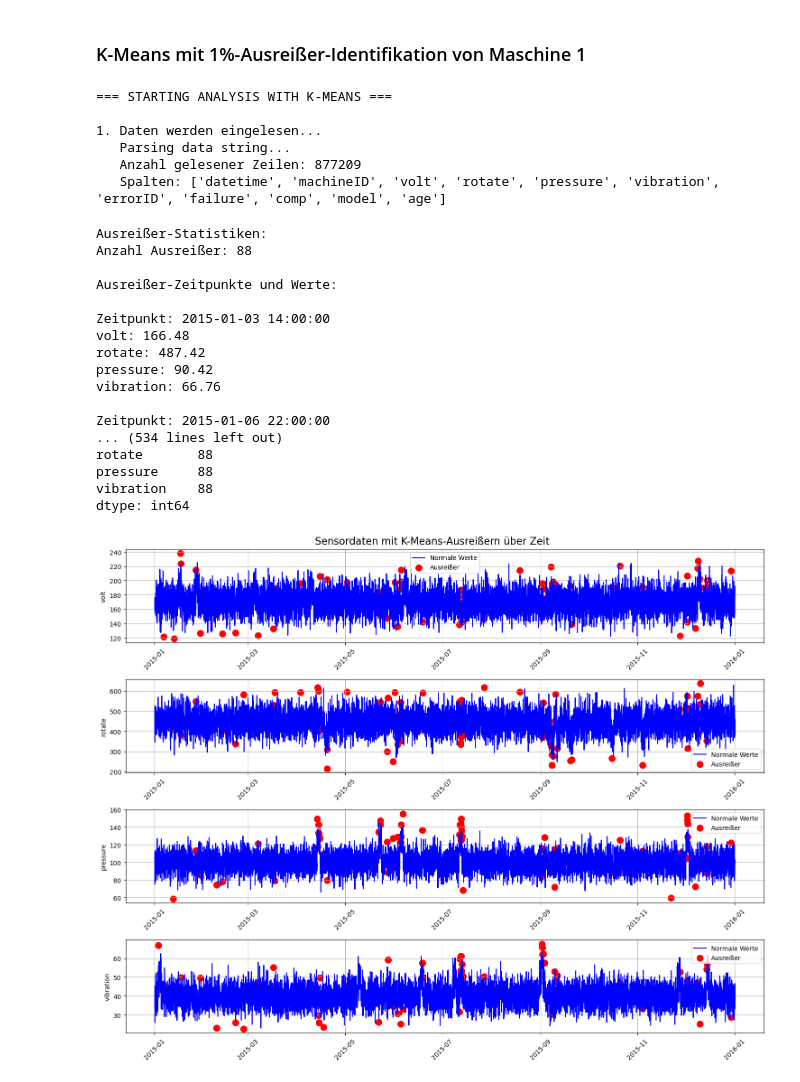
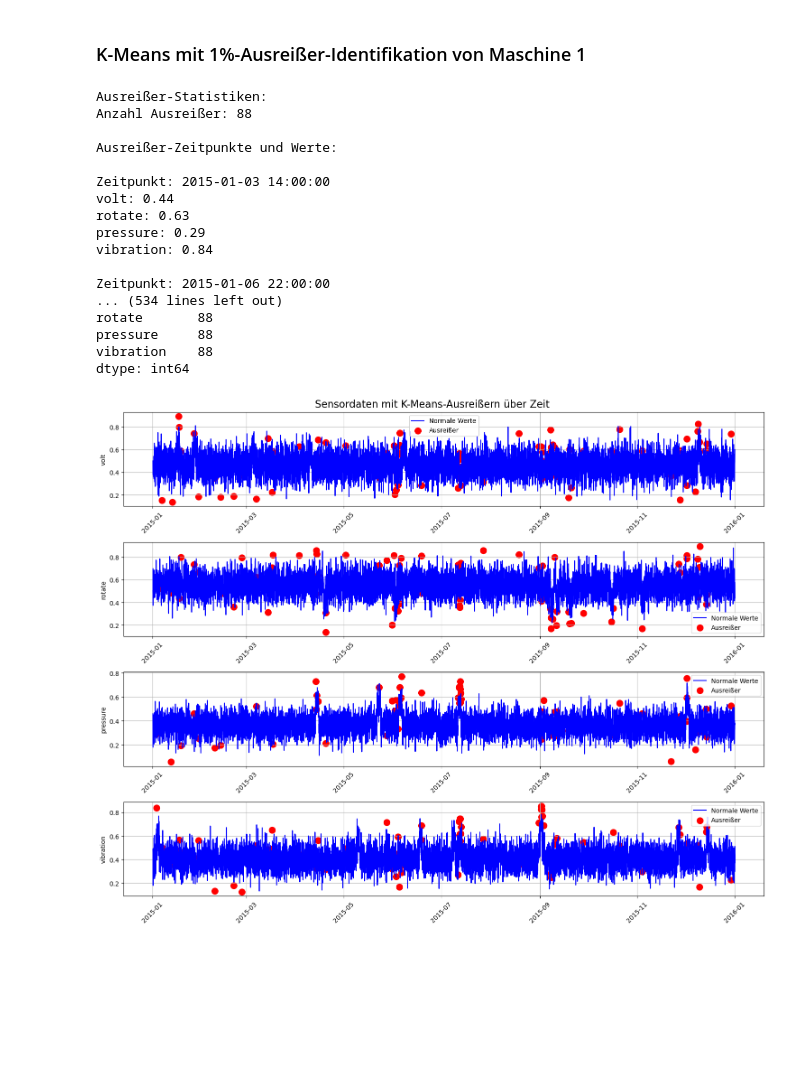
Before and after one commit to EnzoZacharias/DPM_Azure_Predictive_Maintenance, a Jupyter notebook: 4_Anomalieerkennung/Anomalieerkennung_DBSCAN_KMEANAS.ipynb, the cells around one changed output. Drawn from its saved outputs; the diff is of its cells as text; code cells hidden in the pictures; blank space fills up the shorter version.

```diff
--- a/4_Anomalieerkennung/Anomalieerkennung_DBSCAN_KMEANAS.ipynb
+++ b/4_Anomalieerkennung/Anomalieerkennung_DBSCAN_KMEANAS.ipynb
@@ -16,25 +16,19 @@ print("\n1. Daten werden eingelesen...")
 def parse_data(data_string):
     print("   Parsing data string...")
     df = pd.read_pickle(data_string)
+    df['datetime'] = pd.to_datetime(df['datetime'])
     print(f"   Anzahl gelesener Zeilen: {len(df)}")
     print(f"   Spalten: {df.columns.tolist()}")
     return df
 
-
-# Read pickle file
-#df_test = pd.read_pickle("../data/PdM_merged_preprocessed.pkl")
 df = parse_data(data_string = "../data/PdM_merged_preprocessed.pkl")
 
 df = df[df['machineID'] == 1]
 features = ['volt', 'rotate', 'pressure', 'vibration']
 X = df[features]
 
-# Daten standardisieren
-#scaler = StandardScaler()
-#X_scaled = scaler.fit_transform(X)
-
 # DBSCAN für Ausreißererkennung
-dbscan = DBSCAN(eps=1, min_samples=2)
+dbscan = DBSCAN(eps=0.075, min_samples=2)
 dbscan_labels = dbscan.fit_predict(X)
 
 # Ausreißer identifizieren (Label -1)
@@ -112,38 +106,18 @@ from sklearn.preprocessing import StandardScaler
 from sklearn.cluster import KMeans
 import matplotlib.pyplot as plt
 
-print("=== STARTING ANALYSIS WITH K-MEANS ===")
-
-# Daten einlesen
-print("\n1. Daten werden eingelesen...")
-def parse_data(data_string):
-    print("   Parsing data string...")
-    df = pd.read_csv(data_string, parse_dates=['datetime'])
-    print(f"   Anzahl gelesener Zeilen: {len(df)}")
-    print(f"   Spalten: {df.columns.tolist()}")
-    return df
-
-df = parse_data(data_string="../data/PdM_merged.csv")
-
-# Filter für Maschine 1
-df = df[df['machineID'] == 1]
-features = ['volt', 'rotate', 'pressure', 'vibration']
-X = df[features]
-
-# Daten standardisieren
-scaler = StandardScaler()
-X_scaled = scaler.fit_transform(X)
+X_array = X.values
 
 # K-Means Cluster erstellen
 n_clusters = 5 # Anzahl der Cluster, kann angepasst werden
 kmeans = KMeans(n_clusters=n_clusters, random_state=42)
-kmeans_labels = kmeans.fit_predict(X_scaled)
+kmeans_labels = kmeans.fit_predict(X)
 
 # Cluster-Zentren berechnen
 cluster_centers = kmeans.cluster_centers_
 
 # Abstände zum nächstgelegenen Clusterzentrum berechnen
-distances = np.min(np.linalg.norm(X_scaled[:, np.newaxis] - cluster_centers, axis=2), axis=1)
+distances = np.min(np.linalg.norm(X_array[:, np.newaxis] - cluster_centers, axis=2), axis=1)
 
 # Ausreißer-Definition: Punkte mit einem Abstand, der eine Schwelle überschreitet
 threshold = np.percentile(distances, 99)  # z. B. die obersten 5% der Abstände
@@ -168,53 +142,47 @@ for idx, feature in enumerate(features):
     axes[idx].grid(True)
     axes[idx].legend()
 
     # Rotiere x-Achsen Labels für bessere Lesbarkeit
     plt.setp(axes[idx].xaxis.get_majorticklabels(), rotation=45)
 
 # Enge Layout-Anpassung
 plt.tight_layout()
 
 # Statistiken ausgeben
 print("\nAusreißer-Statistiken:")
 print(f"Anzahl Ausreißer: {len(outliers)}")
 if len(outliers) > 0:
     print("\nAusreißer-Zeitpunkte und Werte:")
     for _, row in outliers.iterrows():
         print(f"\nZeitpunkt: {row['datetime']}")
         for feature in features:
             print(f"{feature}: {row[feature]:.2f}")
 
 print("\nStatistische Zusammenfassung der Ausreißer:")
 if len(outliers) > 0:
     print(outliers[features].describe())
 else:
     print("Keine Ausreißer gefunden")
 
 # Anzahl an Ausreißern
 print("\nAnzahl Ausreißer pro Sensor:")
 print(outliers[features].count())
 # %% [output]
-=== STARTING ANALYSIS WITH K-MEANS ===
+Ausreißer-Statistiken:
+Anzahl Ausreißer: 88
 
-1. Daten werden eingelesen...
-   Parsing data string...
-   Anzahl gelesener Zeilen: 877209
-   Spalten: ['datetime', 'machineID', 'volt', 'rotate', 'pressure', 'vibration', 'errorID', 'failure', 'comp', 'model', 'age']
+Ausreißer-Zeitpunkte und Werte:
+
+Zeitpunkt: 2015-01-03 14:00:00
+volt: 0.44
+rotate: 0.63
+pressure: 0.29
+vibration: 0.84
+
+Zeitpunkt: 2015-01-06 22:00:00
+... (534 lines left out)
+rotate       88
+pressure     88
+vibration    88
+dtype: int64
-Ausreißer-Statistiken:
-Anzahl Ausreißer: 88
-
-Ausreißer-Zeitpunkte und Werte:
-
-Zeitpunkt: 2015-01-03 14:00:00
-volt: 166.48
-rotate: 487.42
-pressure: 90.42
-vibration: 66.76
-
-Zeitpunkt: 2015-01-06 22:00:00
-... (534 lines left out)
-rotate       88
-pressure     88
-vibration    88
-dtype: int64
-[figure, old version]
+[figure, new version]
```
Also changed, not shown: parts of 7 cells of this notebook, 2 other files.
